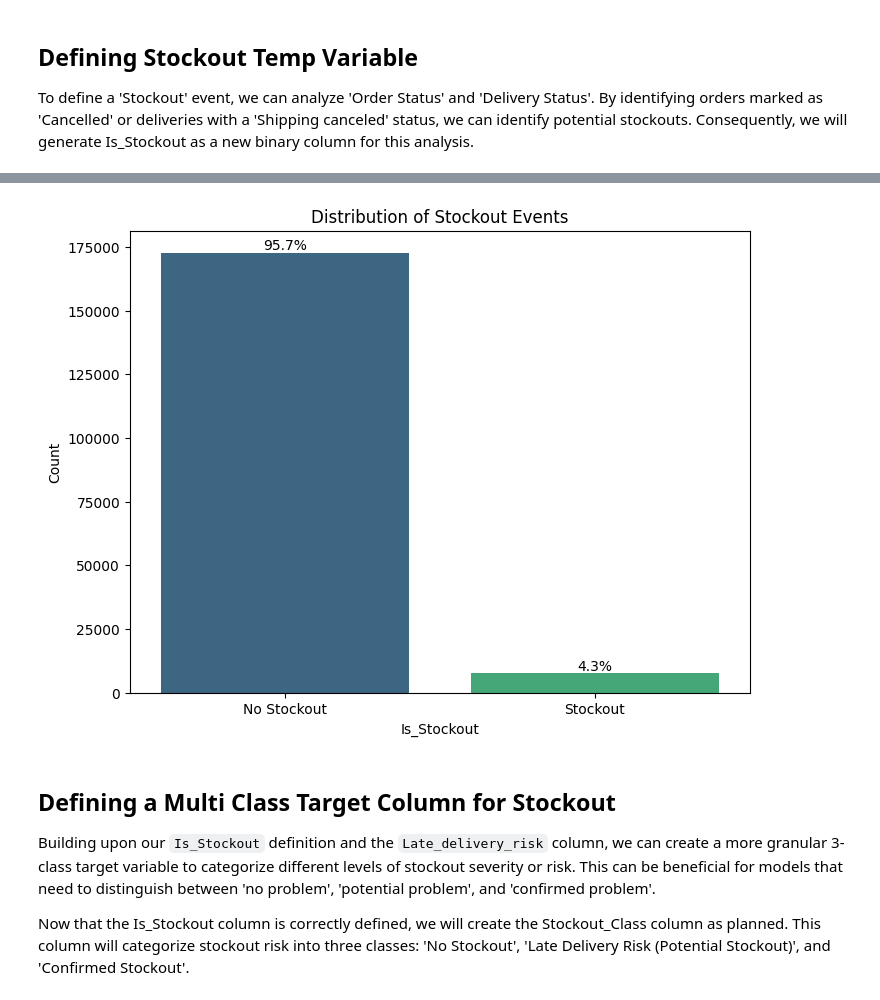
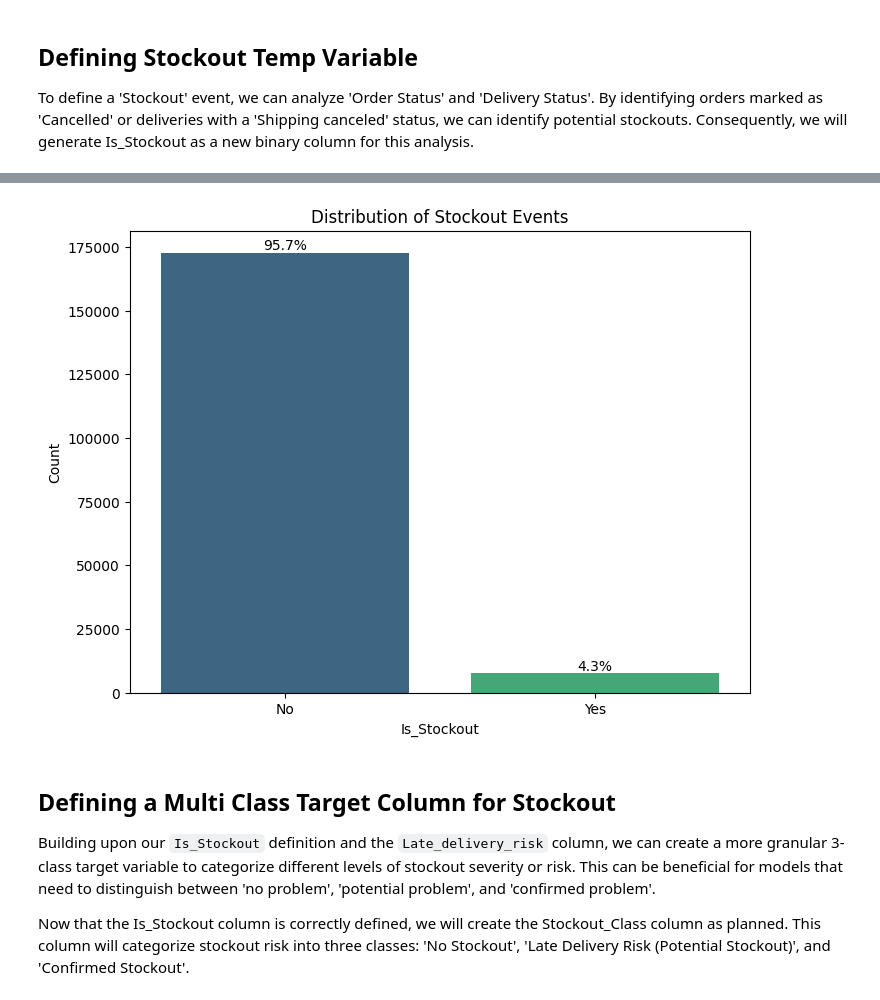
Before and after one commit to tnralakus/stockout_prediction, a Jupyter notebook: stockout_prediction.ipynb, the cells around one changed output, grey strips where cells are left out. Cells and saved outputs as stored; diff of their text form; code cells hidden in the pictures.

```diff
--- a/stockout_prediction.ipynb
+++ b/stockout_prediction.ipynb
@@ -110,24 +122,22 @@ import seaborn as sns
 # %%
-# Define 'Is_Stockout' based on 'Order Status' and 'Delivery Status'
-raw_data['Is_Stockout'] = ((raw_data['Order Status'] == 'CANCELED') | (raw_data['Delivery Status'] == 'Shipping canceled')).astype(int)
-
 # visualize is_stockout column
 plt.figure(figsize=(8, 6))
 ax = sns.countplot(x='Is_Stockout', data=raw_data, palette='viridis')
 plt.title('Distribution of Stockout Events')
 plt.xlabel('Is_Stockout')
 # put the percentages on the bar
 for p in ax.patches:
     percentage = '{:.1f}%'.format(100 * p.get_height()/len(raw_data))
     x = p.get_x() + p.get_width() / 2.
     y = p.get_height()
     ax.annotate(percentage, (x, y), ha='center', va='center', fontsize=10, color='black', xytext=(0, 5),
                 textcoords='offset points')
-ax.set_xticklabels(['No Stockout', 'Stockout'])
+ax.set_xticks([0, 1])
+ax.set_xticklabels(['No', 'Yes'])
 plt.ylabel('Count')
 plt.show()
 # %% [output]
-[figure, old version]
+[figure, new version]
 # %% [markdown]
 ## Defining a Multi Class Target Column for Stockout
 
```
Also changed, not shown: parts of 24 cells of this notebook.
